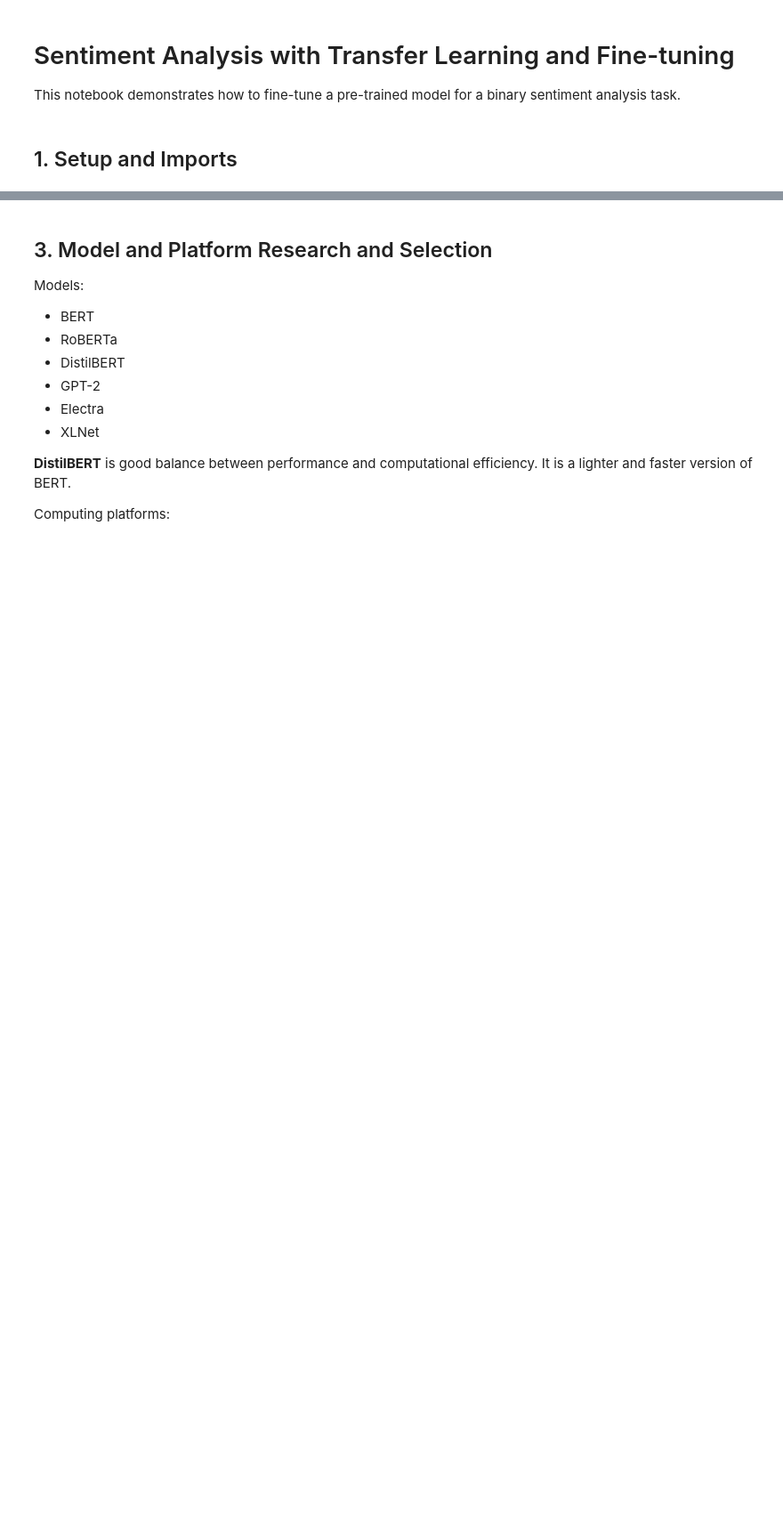
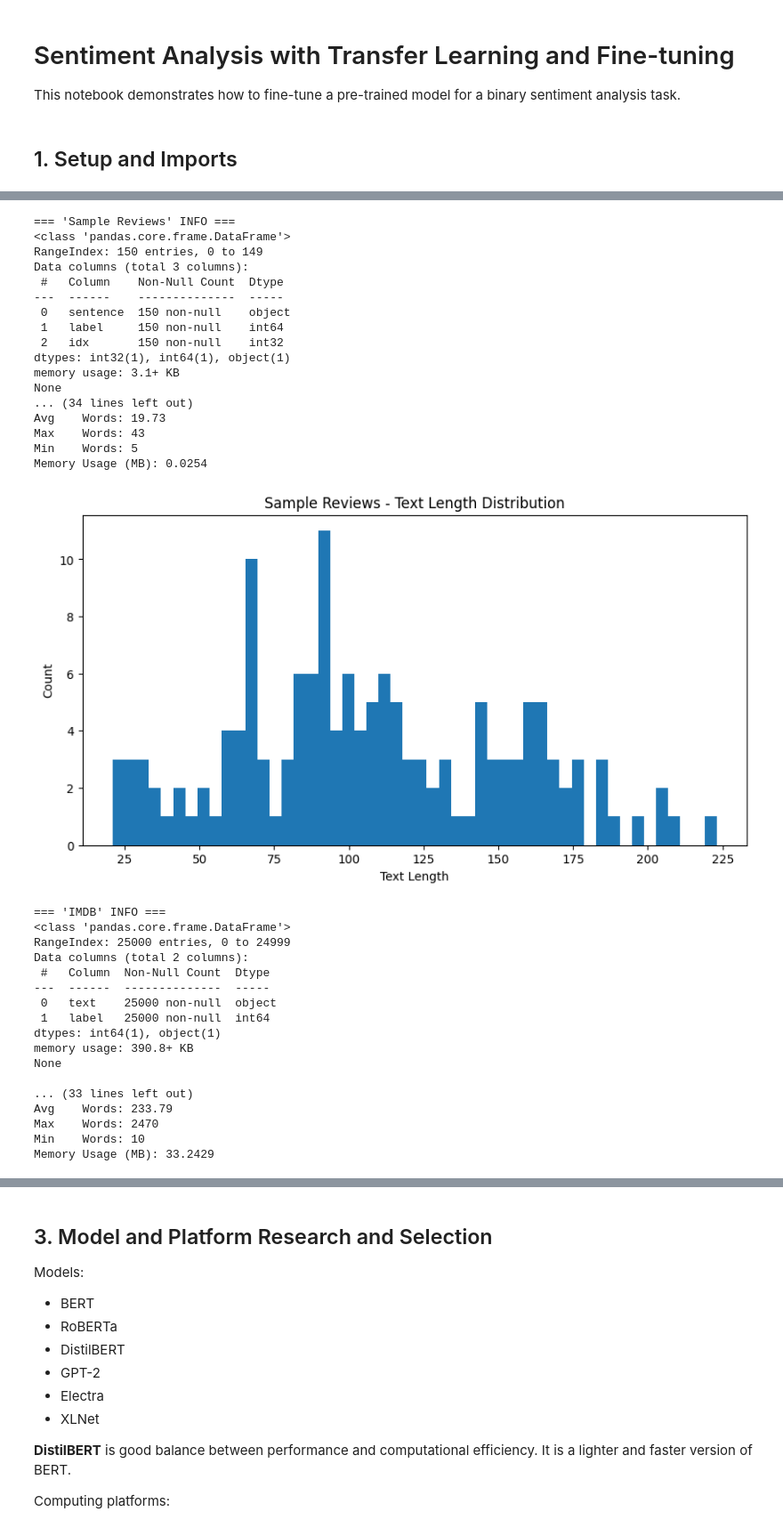
Before and after one commit to diegogerwig/42_LLM_sentiment_analysis, a Jupyter notebook: notebooks/sentiment-analysis_v0.ipynb, the cells around one changed output, grey strips where cells are left out. Shown at 89% size. Cells and saved outputs as stored; diff of their text form; code cells hidden in the pictures; blank space fills up the shorter version.

```diff
--- a/notebooks/sentiment-analysis_v0.ipynb
+++ b/notebooks/sentiment-analysis_v0.ipynb
@@ -406,0 +99,77 @@ data.describe()
+# %%
+# Analyze datasets
+datasets = {
+    'Sample Reviews': (df_sample, 'sentence'),
+    'IMDB': (df_imdb, 'text')
+}
+
+for name, (df, text_col) in datasets.items():
+    print(f"\n=== '{name}' INFO ===")
+    print(df.info())
+
+    print(f"\n=== '{name}' DESCRIBE ===")
+    print(df.describe())
+
+    print(f"\n=== '{name}' HEAD ===")
+    print(df.head())
+
+    print(f"\n=== '{name}' ANALYSIS ===")
+    print(f"Total samples: {len(df)}")
+    print(f"Label distribution:\n{df['label'].value_counts(normalize=True)}")
+
+    # Text length statistics
+    print(f"\n=== '{name}' STATS ===")
+    lengths = df[text_col].str.len()
+    word_lengths = df[text_col].str.split().str.len()
+    print(f"\nText length statistics:")
+    print(f"Mean   Chars: {lengths.mean():.2f}")
+    print(f"Median Chars: {lengths.median():.2f}")
+    print(f"Max    Chars: {lengths.max()}")
+    print(f"Avg    Words: {word_lengths.mean():.2f}")
+    print(f"Max    Words: {word_lengths.max()}")
+    print(f"Min    Words: {word_lengths.min()}")
+    print(f"Memory Usage (MB): {round(df.memory_usage(deep=True).sum() / 1024**2, 4)}")
+
+    # Visualize length distribution
+    plt.figure(figsize=(10, 5))
+    plt.hist(lengths, bins=50)
+    plt.title(f'{name} - Text Length Distribution')
+    plt.xlabel('Text Length')
+    plt.ylabel('Count')
+    plt.show()
+# %% [output]
+=== 'Sample Reviews' INFO ===
+<class 'pandas.core.frame.DataFrame'>
+RangeIndex: 150 entries, 0 to 149
+Data columns (total 3 columns):
+ #   Column    Non-Null Count  Dtype
+---  ------    --------------  -----
+ 0   sentence  150 non-null    object
+ 1   label     150 non-null    int64
+ 2   idx       150 non-null    int32
+dtypes: int32(1), int64(1), object(1)
+memory usage: 3.1+ KB
+None
+... (34 lines left out)
+Avg    Words: 19.73
+Max    Words: 43
+Min    Words: 5
+Memory Usage (MB): 0.0254
+[figure, added]
+=== 'IMDB' INFO ===
+<class 'pandas.core.frame.DataFrame'>
+RangeIndex: 25000 entries, 0 to 24999
+Data columns (total 2 columns):
+ #   Column  Non-Null Count  Dtype
+---  ------  --------------  -----
+ 0   text    25000 non-null  object
+ 1   label   25000 non-null  int64
+dtypes: int64(1), object(1)
+memory usage: 390.8+ KB
+None
+
+... (33 lines left out)
+Avg    Words: 233.79
+Max    Words: 2470
+Min    Words: 10
+Memory Usage (MB): 33.2429
```
Also changed, not shown: parts of 47 cells of this notebook, 3 other files.
